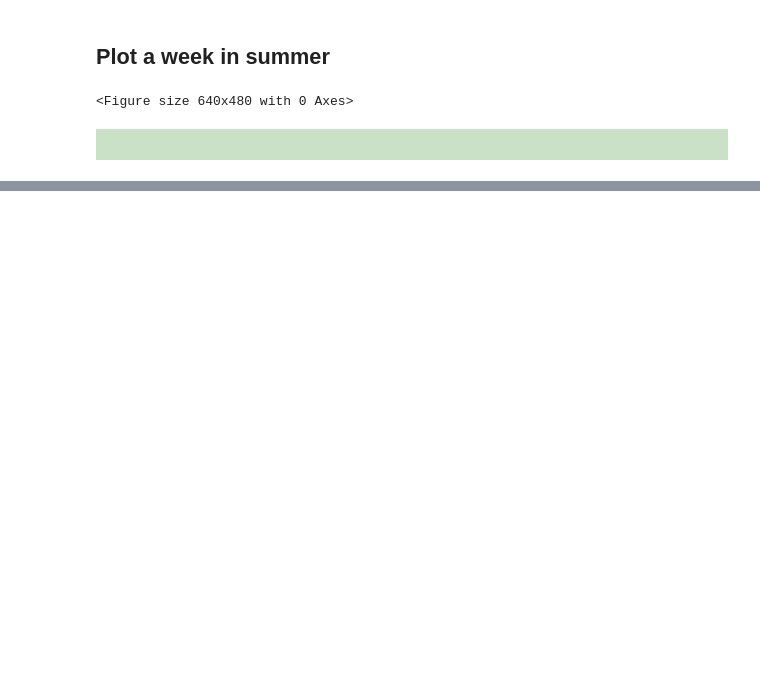
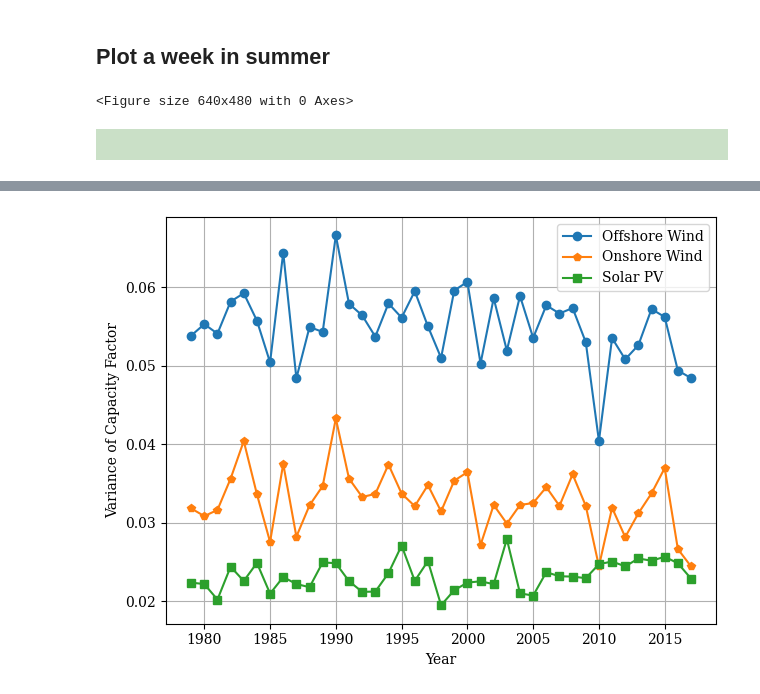
Before and after one commit to CarlosFdHL/ieg_project, a Jupyter notebook: Cmodel.ipynb, the cells around one changed output, grey strips where cells are left out. Drawn from its saved outputs; the diff is of its cells as text; code cells hidden in the pictures; blank space fills up the shorter version.

```diff
--- a/Cmodel.ipynb
+++ b/Cmodel.ipynb
@@ -325,0 +411,14 @@ ValueError: Grouper and axis must be same length
+# %%
+# Plot series on the same figure
+plt.figure()
+offshore_var_per_year.plot(marker='o', label='Offshore Wind')
+onshore_var_per_year.plot(marker='p', label='Onshore Wind')
+solar_var_per_year.plot(marker='s', label='Solar PV')
+plt.xlabel('Year')
+plt.ylabel('Variance of Capacity Factor')
+plt.legend()
+plt.grid(True)
+plt.tight_layout()
+plt.show()
+# %% [output]
+[figure, added]
```
Also changed, not shown: parts of 18 cells of this notebook.
